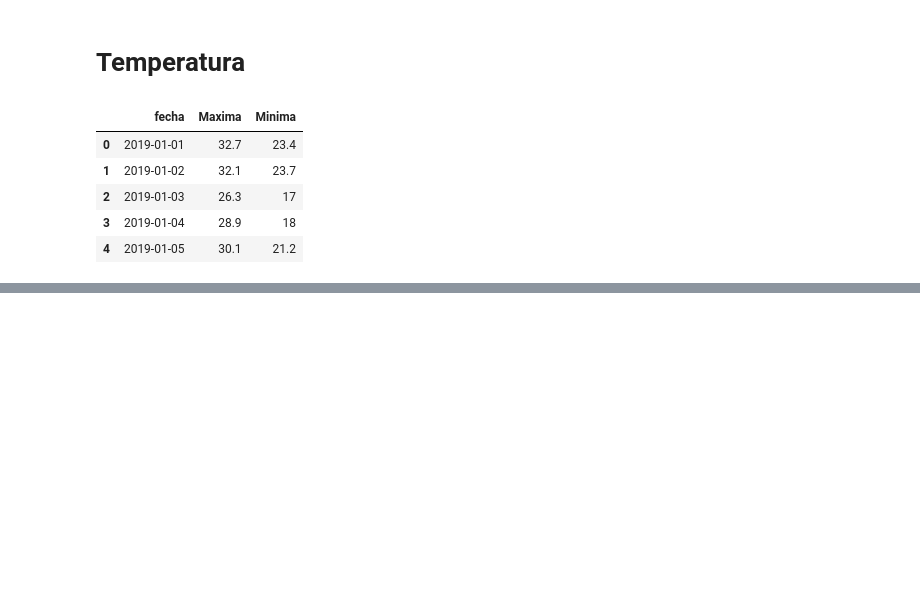
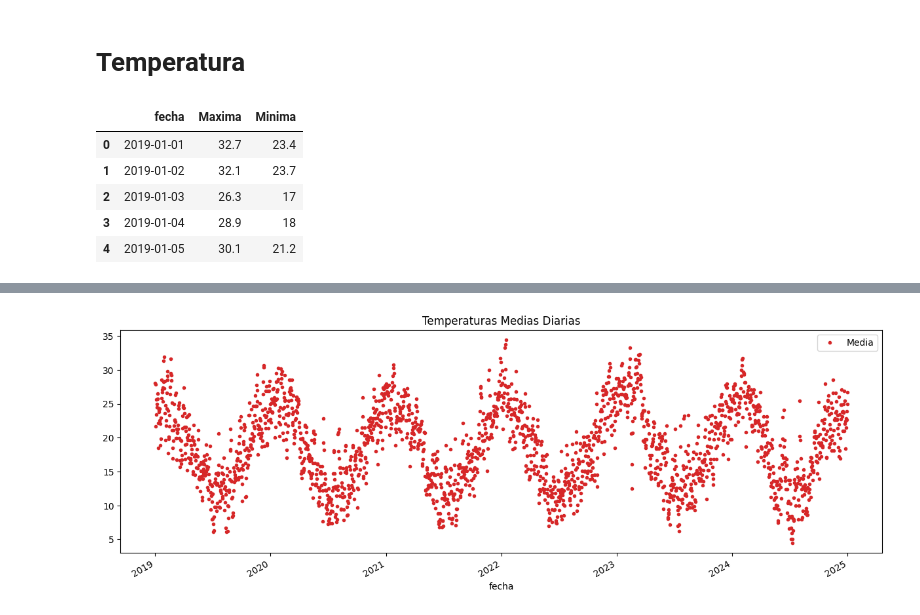
Before and after one commit to SebaAyala/AST_TP_2, a Jupyter notebook: AST_TP_2_CODE.ipynb, the cells around one changed output, grey strips where cells are left out. Saved outputs shown, nothing was run; the diff lists cells and outputs as text; code cells hidden in the pictures; blank space fills up the shorter version.

```diff
--- a/AST_TP_2_CODE.ipynb
+++ b/AST_TP_2_CODE.ipynb
@@ -717,0 +1053,13 @@ df_temperatura.head()
+# %%
+# 1. Reemplazar '\\N' (y posiblemente 'N') por NaN
+df_temperatura[['Maxima', 'Minima']] = df_temperatura[['Maxima', 'Minima']].replace({'\\N': np.nan, 'N': np.nan})
+
+# 2. Convertir a float
+df_temperatura[['Maxima', 'Minima']] = df_temperatura[['Maxima', 'Minima']].astype(float)
+
+# 3. Verificar los tipos
+print(df_temperatura.dtypes)
+print(df_temperatura.isna().sum())
+df_temperatura.dropna(inplace=True)
+print(df_temperatura.isna().sum())
+print(df_temperatura.dtypes)
@@ -717,0 +1083,16 @@ df_temperatura.head()
+# %%
+df_temperatura['Media']= (df_temperatura['Maxima'] + df_temperatura['Minima']) / 2
+# %%
+df_temperatura.set_index('fecha', inplace=True)
+# %%
+# Seleccionar la temperatura media como nuestro objetivo a predecir
+df_modelo_temp = df_temperatura[['Media']].copy()
+
+# Visualización de la nueva serie temporal de temperatura media
+df_modelo_temp.plot(style='.',
+                    figsize=(15, 5),
+                    color=color_pal[3],
+                    title='Temperaturas Medias Diarias')
+plt.show()
+# %% [output]
+[figure, added]
```
Also changed, not shown: parts of 30 cells of this notebook.
